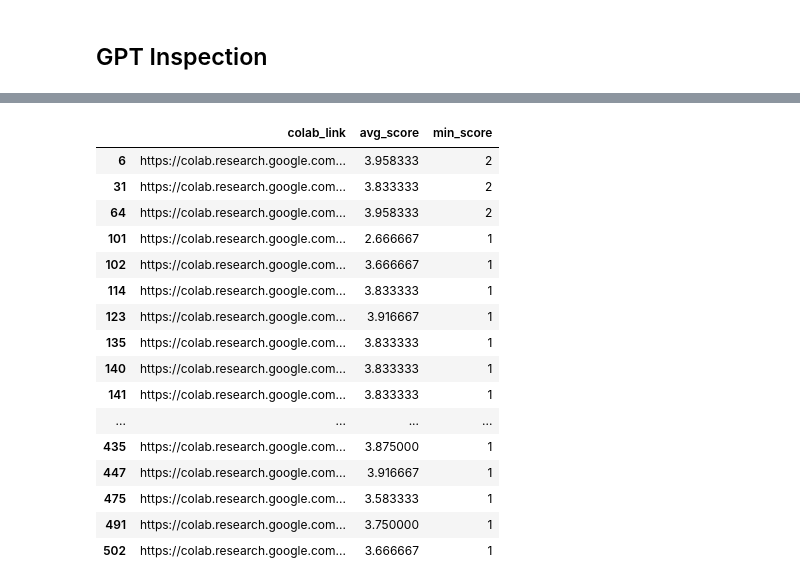
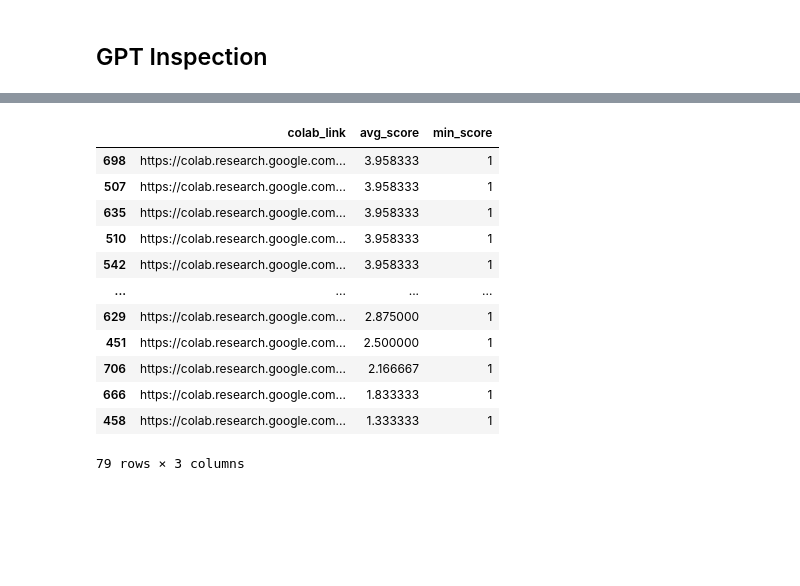
Before and after one commit to visalakshi-turing/character_tasks, a Jupyter notebook: operations/delivery/highlight_notebooks_mining.ipynb, the cells around one changed output, grey strips where cells are left out. Drawn from its saved outputs; the diff is of its cells as text; code cells hidden in the pictures; blank space fills up the shorter version.

```diff
--- a/operations/delivery/highlight_notebooks_mining.ipynb
+++ b/operations/delivery/highlight_notebooks_mining.ipynb
@@ -60,10 +168,20 @@ conversation
 # %% [markdown]
 ## GPT Inspection
 # %%
+import tiktoken
 from pydantic import BaseModel, Field
 from typing import List
+from llama_index import ServiceContext, set_global_service_context
 from llama_index.program import OpenAIPydanticProgram
+from llama_index.callbacks import CallbackManager, TokenCountingHandler
 
+
+
+token_counter = TokenCountingHandler(
+    tokenizer=tiktoken.encoding_for_model("gpt-4-1106-preview").encode
+)
+
+callback_manager = CallbackManager([token_counter])
 
 
 class Feedback(BaseModel):
@@ -92,6 +210,7 @@ def inspect_conversation_quality_aspect(conversation: List[List[dict]], quality_
     """
     program = OpenAIPydanticProgram.from_defaults(
         llm=OpenAI(api_key=api_key, model="gpt-4-1106-preview", temperature=0),
+        callback_manager=callback_manager,
         output_cls=Feedback,
         prompt_template_str=prompt_template_str,
     )
@@ -257,3 +425,5 @@ results[0]
+# %%
+results = [r for r in results if r is not None]
 # %%
 import pandas as pd
 
@@ -328,23 +504,19 @@ score_keys
 # %%
-df_inspection[df_inspection["avg_score"] < 4][["colab_link", "avg_score", "min_score"]]
+df_inspection[df_inspection["avg_score"] < 4][["colab_link", "avg_score", "min_score"]].sort_values("avg_score", ascending=False)
 # %% [output]
 |  | colab_link | avg_score | min_score |
-| 6 | https://colab.research.google.com... | 3.958333 | 2 |
-| 31 | https://colab.research.google.com... | 3.833333 | 2 |
-| 64 | https://colab.research.google.com... | 3.958333 | 2 |
-| 101 | https://colab.research.google.com... | 2.666667 | 1 |
-| 102 | https://colab.research.google.com... | 3.666667 | 1 |
-| 114 | https://colab.research.google.com... | 3.833333 | 1 |
-| 123 | https://colab.research.google.com... | 3.916667 | 1 |
-| 135 | https://colab.research.google.com... | 3.833333 | 1 |
-| 140 | https://colab.research.google.com... | 3.833333 | 1 |
-| 141 | https://colab.research.google.com... | 3.833333 | 1 |
+| 698 | https://colab.research.google.com... | 3.958333 | 1 |
+| 507 | https://colab.research.google.com... | 3.958333 | 1 |
+| 635 | https://colab.research.google.com... | 3.958333 | 1 |
+| 510 | https://colab.research.google.com... | 3.958333 | 1 |
+| 542 | https://colab.research.google.com... | 3.958333 | 1 |
 | ... | ... | ... | ... |
-| 435 | https://colab.research.google.com... | 3.875000 | 1 |
-| 447 | https://colab.research.google.com... | 3.916667 | 1 |
-| 475 | https://colab.research.google.com... | 3.583333 | 1 |
-| 491 | https://colab.research.google.com... | 3.750000 | 1 |
-| 502 | https://colab.research.google.com... | 3.666667 | 1 |
+| 629 | https://colab.research.google.com... | 2.875000 | 1 |
+| 451 | https://colab.research.google.com... | 2.500000 | 1 |
+| 706 | https://colab.research.google.com... | 2.166667 | 1 |
+| 666 | https://colab.research.google.com... | 1.833333 | 1 |
+| 458 | https://colab.research.google.com... | 1.333333 | 1 |
+79 rows × 3 columns
 # %%
 import pandas as pd
 pd.set_option('display.max_colwidth', 3 * pd.get_option('display.max_colwidth'))
```
Also changed, not shown: parts of 11 cells of this notebook, 2 other files.
